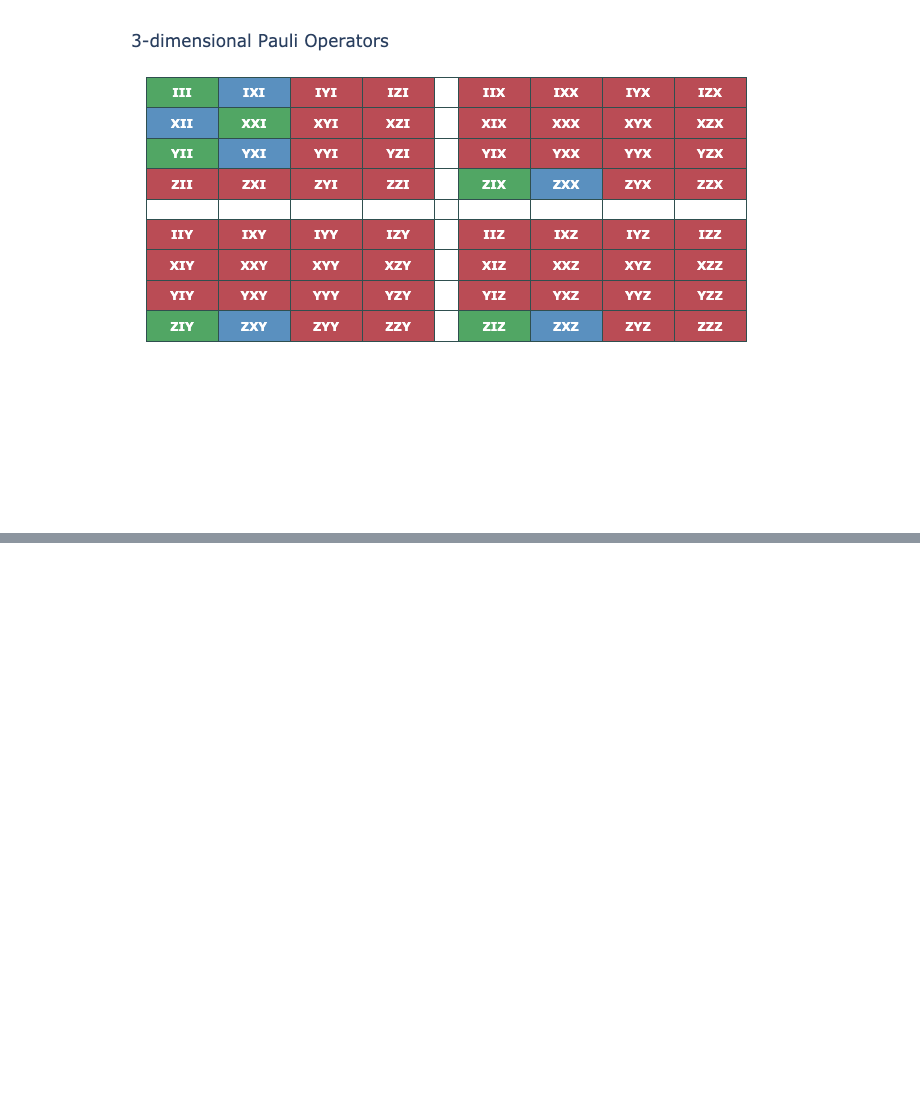
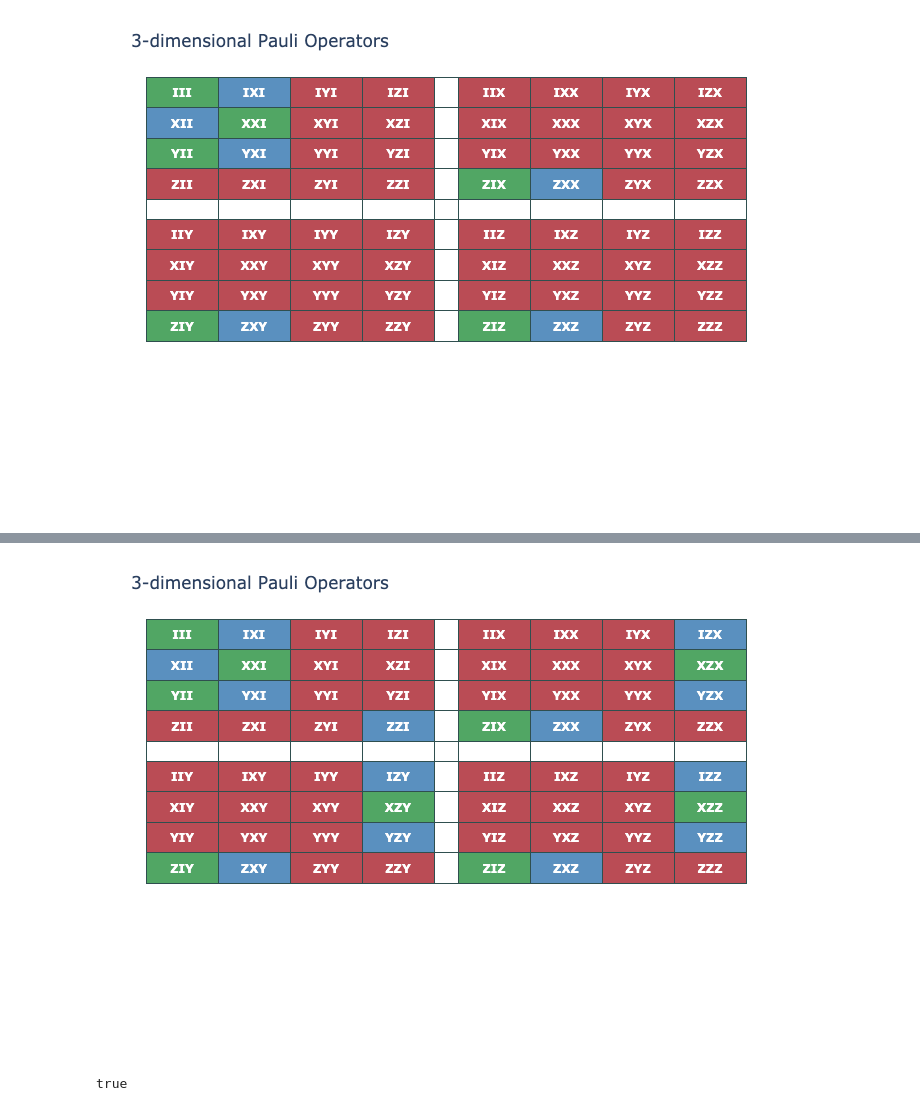
Before and after one commit to BilQCT/LocalPauli, a Jupyter notebook: cnc.ipynb, the cells around one changed output, grey strips where cells are left out. Cells and saved outputs as stored; diff of their text form; code cells hidden in the pictures; blank space fills up the shorter version.

```diff
--- a/cnc.ipynb
+++ b/cnc.ipynb
@@ -789,0 +792,5 @@ draw_3_dim_paulis_with_value_assignment(value_assigment_3_2_ex_5)
+# %%
+IZX = get_pauli_from_pauli_string("IZX")
+value = -1
+value_assigment_3_2_ex_5_IZX_minus_1 = copy(value_assigment_3_2_ex_5)
+value_assigment_3_2_ex_5_IZX_minus_1 = find_local_extension(value_assigment_3_2_ex_5_IZX_minus_1, IZX, value)
@@ -789,0 +815,8 @@ draw_3_dim_paulis_with_value_assignment(value_assigment_3_2_ex_5)
+# %%
+draw_3_dim_paulis_with_value_assignment(value_assigment_3_2_ex_5_IZX_minus_1)
+# %% [output]
+[figure, added]
+# %%
+is_locally_closed(Set{Vector{Int}}(collect(keys(value_assigment_3_2_ex_5_IZX_minus_1))))
+# %% [output]
+true
```
Also changed, not shown: parts of 7 cells of this notebook, 2 other files.
